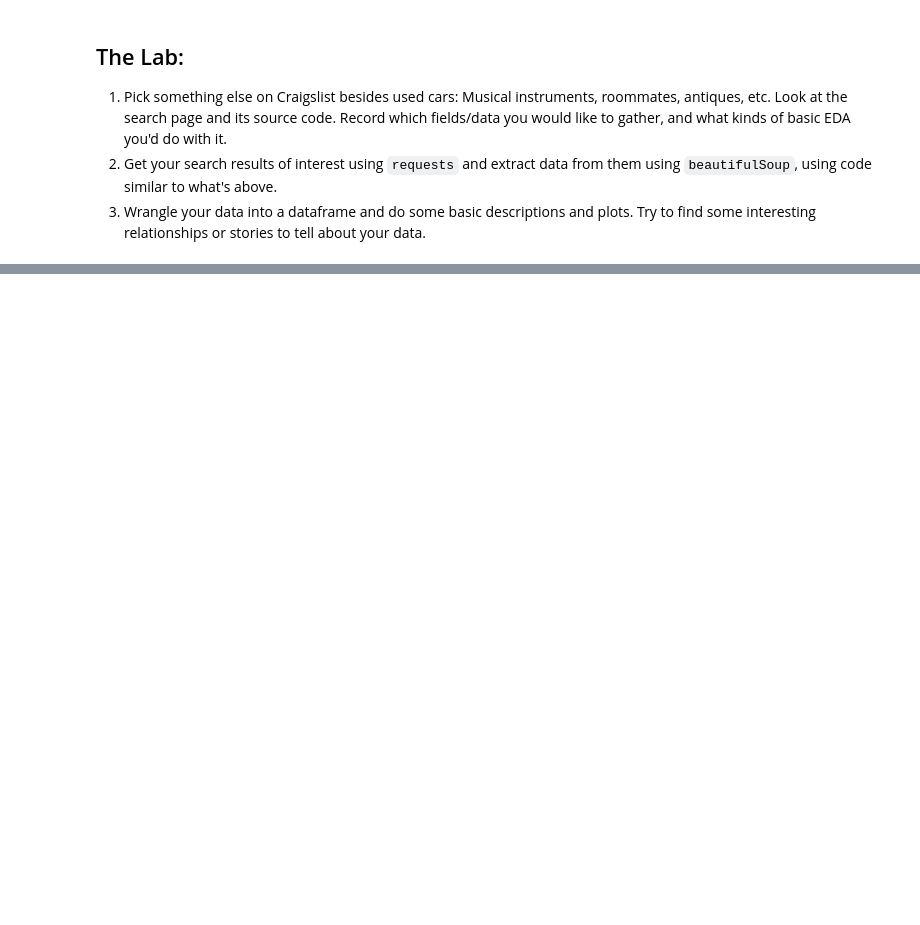
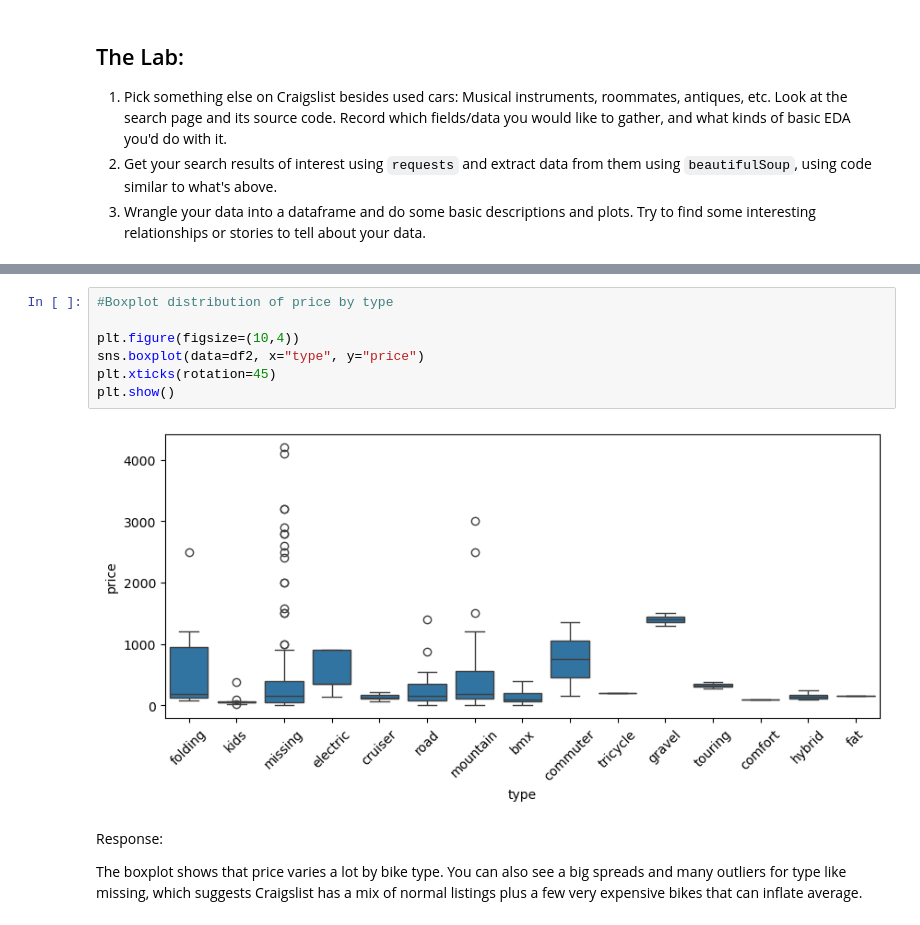
Before and after one commit to UVA-DS-CP/DS3001-SP26, a Jupyter notebook: wrangling/lab/lab_notebook.ipynb, the cells around one changed output, grey strips where cells are left out. Drawn from its saved outputs; the diff is of its cells as text; blank space fills up the shorter version.

```diff
--- a/wrangling/lab/lab_notebook.ipynb
+++ b/wrangling/lab/lab_notebook.ipynb
@@ -209,0 +514,13 @@ log_age    -0.376511  1.000000
+# %%
+#Boxplot distribution of price by type
+
+plt.figure(figsize=(10,4))
+sns.boxplot(data=df2, x="type", y="price")
+plt.xticks(rotation=45)
+plt.show()
+# %% [output]
+[figure, added]
+# %% [markdown]
+Response:
+
+The boxplot shows that price varies a lot by bike type. You can also see a big spreads and many outliers for type like missing, which suggests Craigslist has a mix of normal listings plus a few very expensive bikes that can inflate average.
```
Also changed, not shown: parts of 21 cells of this notebook, 1 other file.
